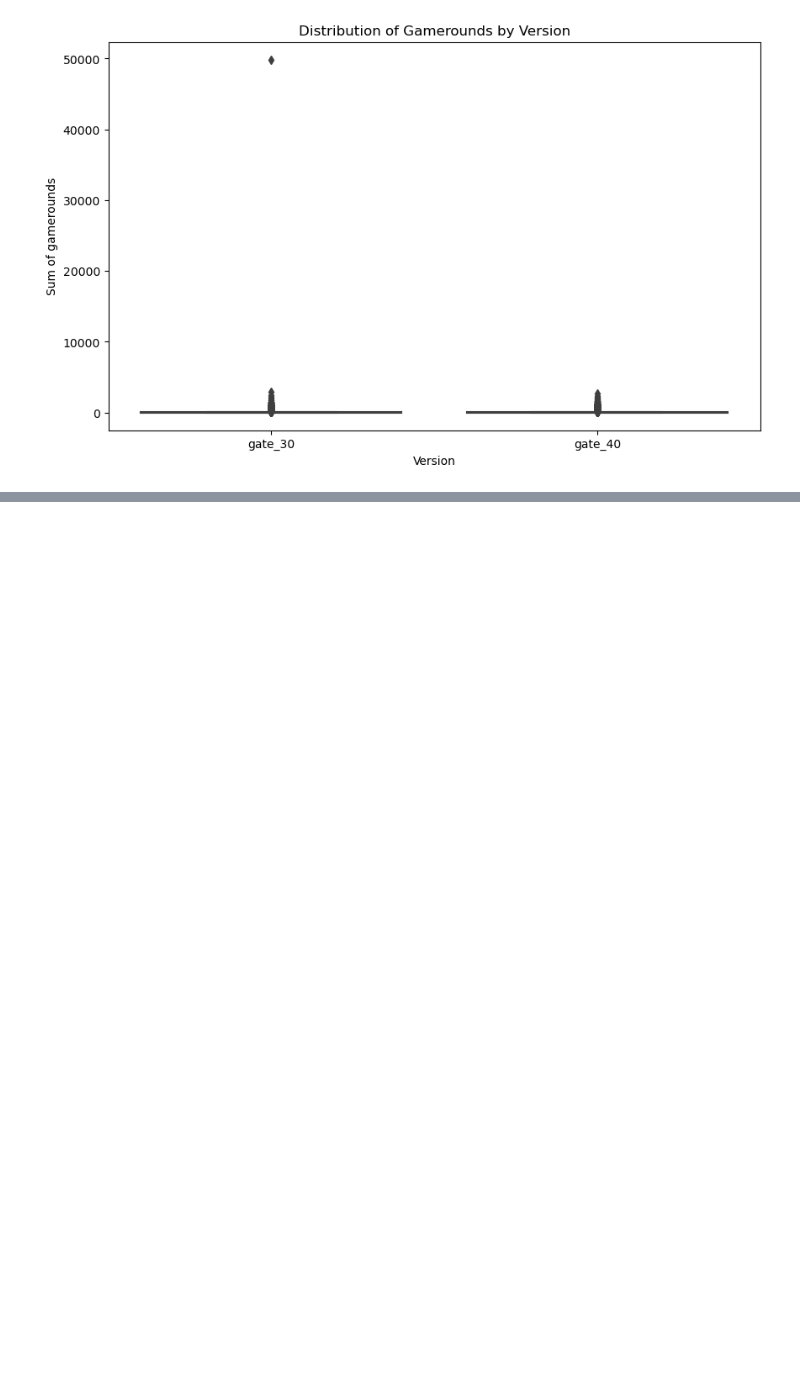
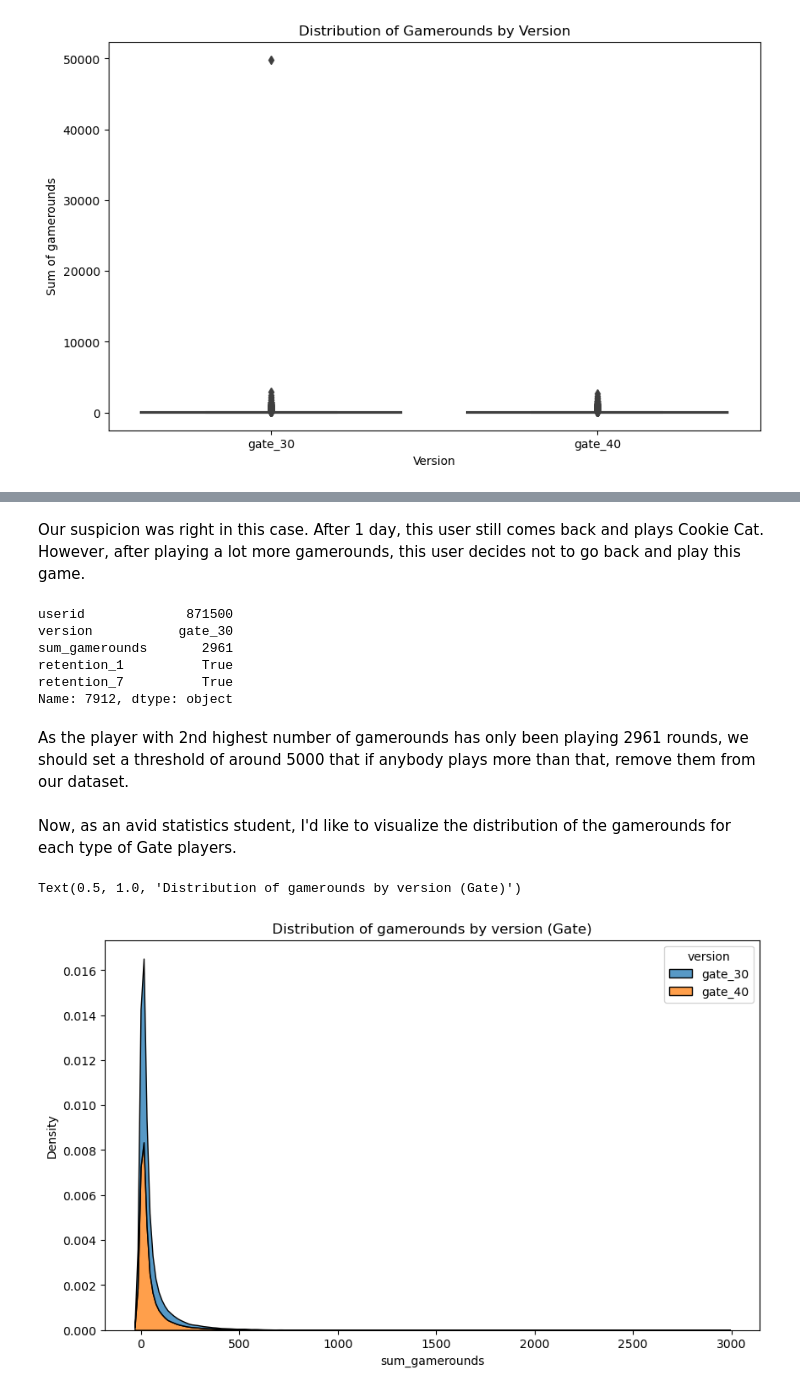
Before and after one commit to noahng08/a-b-testing-cookie-cats, a Jupyter notebook: cookie_cats_ab_testing.ipynb, the cells around one changed output, grey strips where cells are left out. Saved outputs shown, nothing was run; the diff lists cells and outputs as text; code cells hidden in the pictures; blank space fills up the shorter version.

Commit message:
visualized gamerounds distribution

```diff
--- a/cookie_cats_ab_testing.ipynb
+++ b/cookie_cats_ab_testing.ipynb
@@ -89,0 +109,31 @@ There's an extreme outlier in the number of gamerounds for gate 30
+# %% [markdown]
+Our suspicion was right in this case. After 1 day, this user still comes back and plays Cookie Cat. However, after playing a lot more gamerounds, this user decides not to go back and play this game.
+# %%
+# want to check the players with the second highest number of gamerounds
+top_2_player = df_copy['sum_gamerounds'].nlargest(2)
+second_largest_i = top_2_player.index[2-1]
+
+# get the player with the 2nd highest number of gamerounds
+df_copy.loc[second_largest_i]
+# %% [output]
+userid             871500
+version           gate_30
+sum_gamerounds       2961
+retention_1          True
+retention_7          True
+Name: 7912, dtype: object
+# %% [markdown]
+As the player with 2nd highest number of gamerounds has only been playing 2961 rounds, we should set a threshold of around 5000 that if anybody plays more than that, remove them from our dataset.
+# %%
+# remove this extreme outlier to prepare for distribution visualization
+df_copy.drop(df_copy[df_copy['sum_gamerounds'] >= 5000].index, inplace=True)
+df_copy = df_copy.reset_index(drop=True)
+# %% [markdown]
+Now, as an avid statistics student, I'd like to visualize the distribution of the gamerounds for each type of Gate players.
+# %%
+plt.figure(figsize=(10, 6))
+sns.kdeplot(data=df_copy, x="sum_gamerounds", hue="version", multiple="stack", palette="tab10")
+plt.title("Distribution of gamerounds by version (Gate)")
+# %% [output]
+Text(0.5, 1.0, 'Distribution of gamerounds by version (Gate)')
+[figure, added]
```
Also changed, not shown: parts of 10 cells of this notebook.
